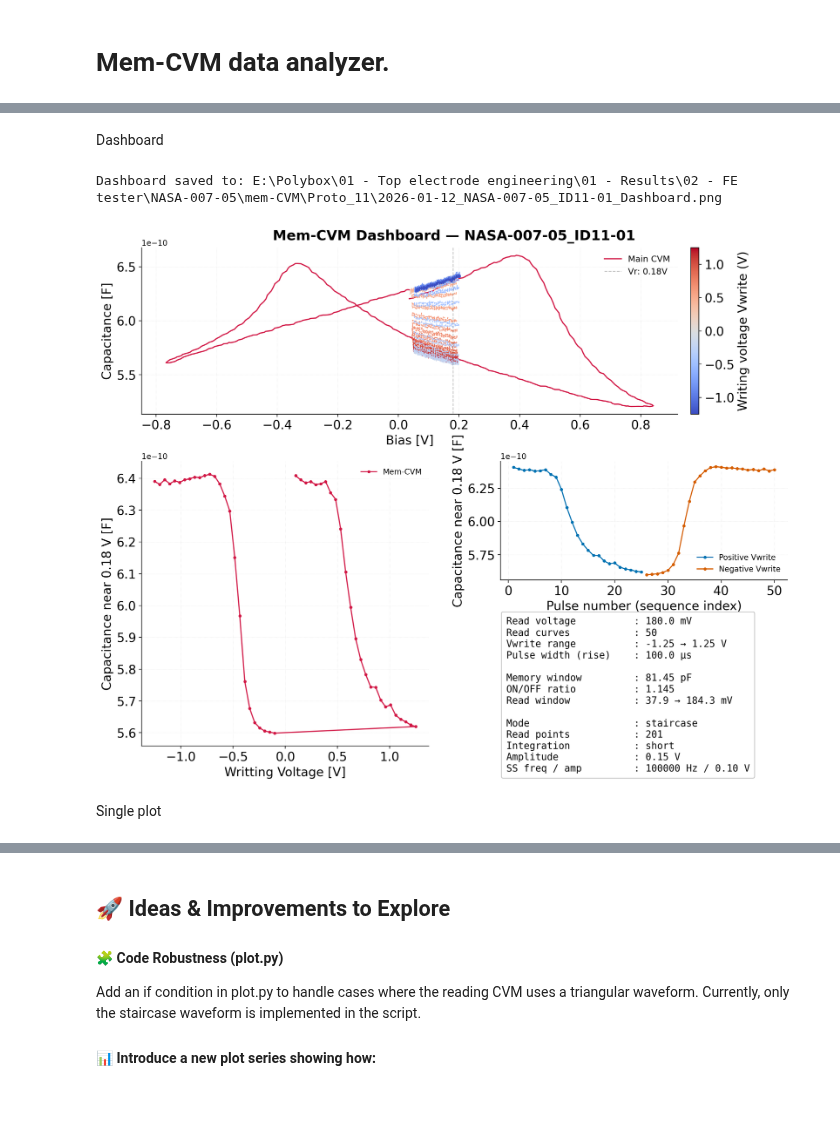
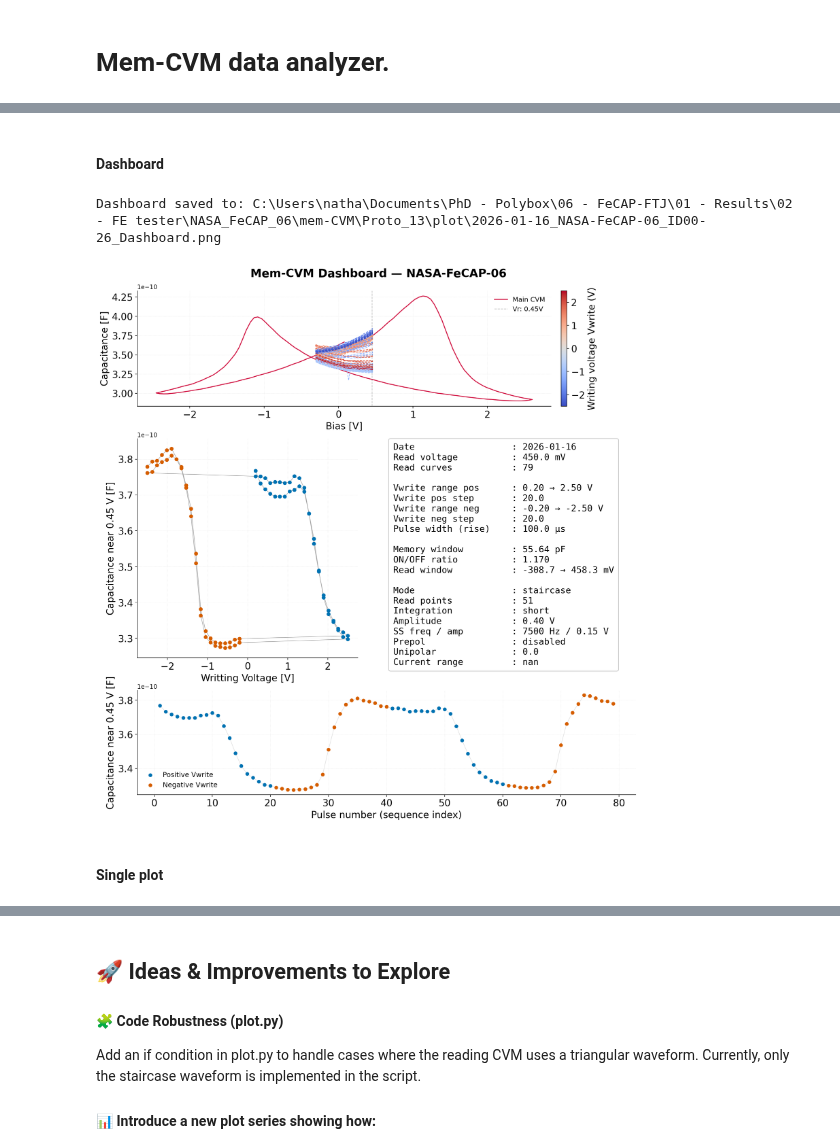
Before and after one commit to NEO-ETHZ/FE-tester-data-analysis, a Jupyter notebook: Mem-CVM/main.ipynb, the cells around one changed output, grey strips where cells are left out. Saved outputs shown, nothing was run; the diff lists cells and outputs as text; code cells hidden in the pictures; blank space fills up the shorter version.

```diff
--- a/Mem-CVM/main.ipynb
+++ b/Mem-CVM/main.ipynb
@@ -42,7 +45,15 @@ Plus note the following: The **FE-tester** does not use the same measurement poi
 # %%
+# ──────────────────────────────────────────────────────────────────────────────
+#   Path
+# ──────────────────────────────────────────────────────────────────────────────
 
-folder_path = r"E:\Polybox\01 - Top electrode engineering\02 - Data\02 - FE tester\NASA-007-05\mem-CVM\Proto_11"
-output_path = r"E:\Polybox\01 - Top electrode engineering\01 - Results\02 - FE tester\NASA-007-05\mem-CVM\Proto_11"
-READING_VOLTAGE = 0.18      # In V, The value must be £inside the window of the Bias reading voltage otherwise you'll get an error !
+folder_path = r"C:\Users\natha\Documents\PhD - Polybox\06 - FeCAP-FTJ\02 - Data\02 - FE tester\NASA_FeCAP_06\mem-CVM\Proto_13"
+output_path = r"C:\Users\natha\Documents\PhD - Polybox\06 - FeCAP-FTJ\01 - Results\02 - FE tester\NASA_FeCAP_06\mem-CVM\Proto_13"
 
-print("Reading data from folder: ", folder_path)
+output_path_csv = os.path.join(output_path, "csv")
+output_path_plot = os.path.join(output_path, "plot")
+
+# ──────────────────────────────────────────────────────────────────────────────
+#   Parameter
+# ──────────────────────────────────────────────────────────────────────────────
+READING_VOLTAGE = 0.45      # In V, The value must be £inside the window of the Bias reading voltage otherwise you'll get an error !
@@ -80,10 +75,13 @@ Impossible d'extraire le loop number depuis : E:\Polybox\01 - Top electrode engi
 # %% [markdown]
-Dashboard
+#### Dashboard
 # %%
-Dashboard_memCVM(Main_CVM_Dataframe=Main_CVM_Dataframe, Read_CVM_Dataframe=Read_CVM_Dataframe, Vwrite_list=Vwrite_list, reading_voltage=READING_VOLTAGE, path_metadata=folder_path, Output_path=output_path)
+# ──────────────────────────────────────────────────────────────────────────────
+#   Plot of the dashboard
+# ──────────────────────────────────────────────────────────────────────────────
+Dashboard_memCVM(Main_CVM_Dataframe=Main_CVM_Dataframe, Read_CVM_Dataframe=Read_CVM_Dataframe, Vwrite_list=Vwrite_list, reading_voltage=READING_VOLTAGE, path_metadata=folder_path, Output_path=output_path_plot)
 # %% [output]
-Dashboard saved to: E:\Polybox\01 - Top electrode engineering\01 - Results\02 - FE tester\NASA-007-05\mem-CVM\Proto_11\2026-01-12_NASA-007-05_ID11-01_Dashboard.png
+Dashboard saved to: C:\Users\natha\Documents\PhD - Polybox\06 - FeCAP-FTJ\01 - Results\02 - FE tester\NASA_FeCAP_06\mem-CVM\Proto_13\plot\2026-01-16_NASA-FeCAP-06_ID00-26_Dashboard.png
-[figure, old version]
+[figure, new version]
 # %% [markdown]
-Single plot
+#### Single plot
 # %%
```
Also changed, not shown: parts of 6 cells of this notebook, 6 other files.
